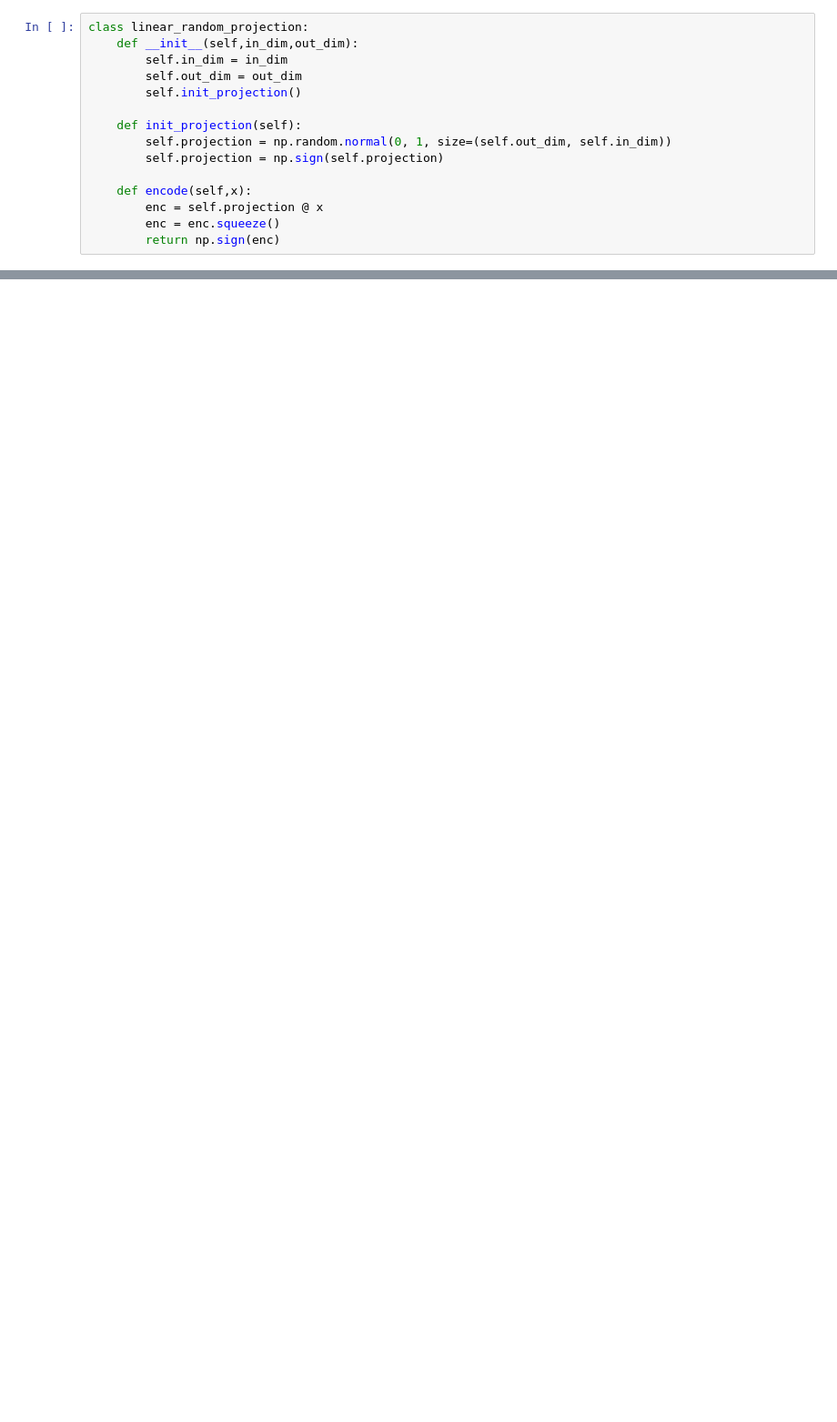
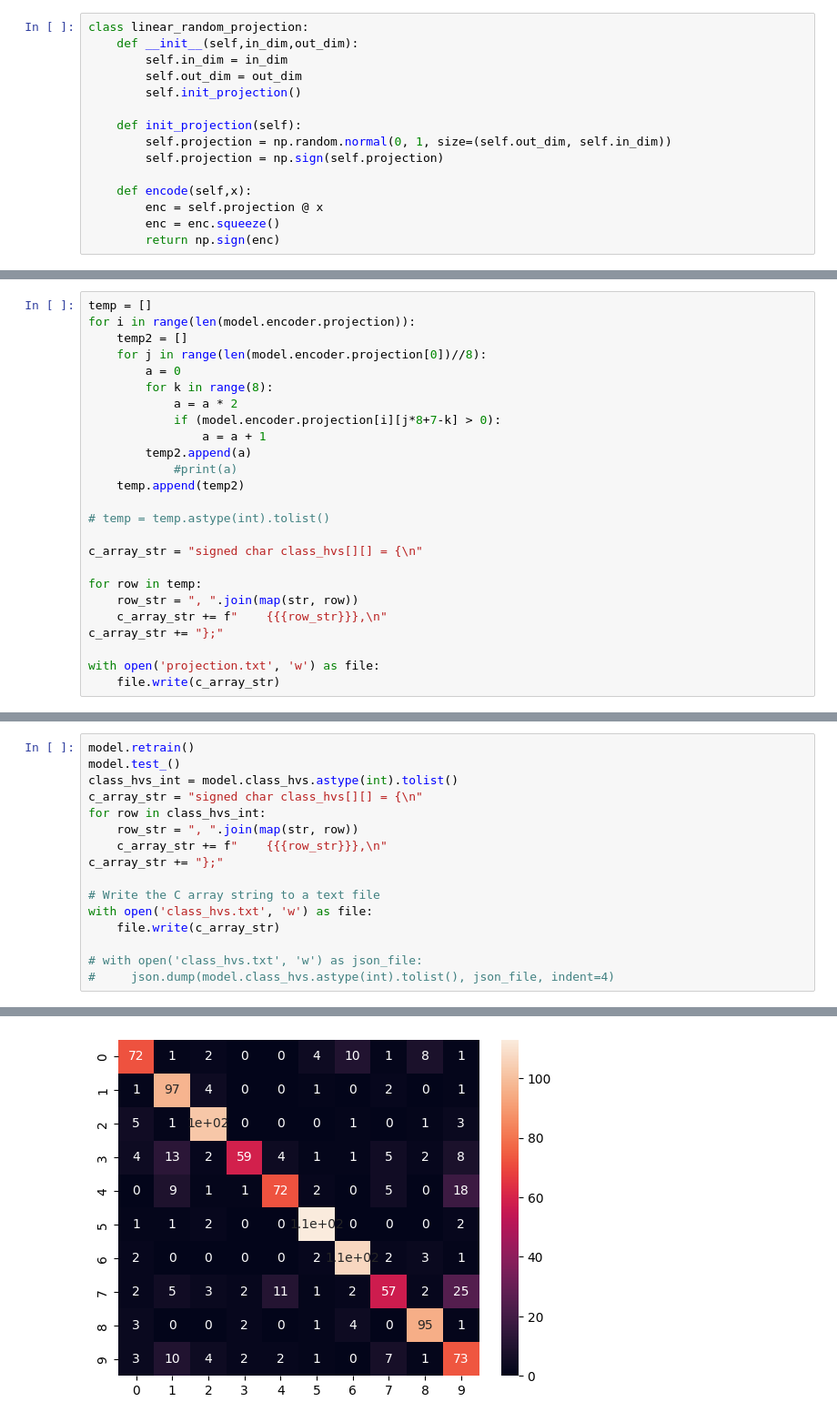
Before and after one commit to RunnnnWang/mbed-HD, a Jupyter notebook: HD_10.ipynb, the cells around one changed output, grey strips where cells are left out. Shown at 91% size. Saved outputs shown, nothing was run; the diff lists cells and outputs as text; blank space fills up the shorter version.

```diff
--- a/HD_10.ipynb
+++ b/HD_10.ipynb
@@ -261 +305,26 @@ model.test_()
+# %%
+temp = []
+for i in range(len(model.encoder.projection)):
+    temp2 = []
+    for j in range(len(model.encoder.projection[0])//8):
+        a = 0
+        for k in range(8):
+            a = a * 2
+            if (model.encoder.projection[i][j*8+7-k] > 0):
+                a = a + 1
+        temp2.append(a)
+            #print(a)
+    temp.append(temp2)
+
+# temp = temp.astype(int).tolist()
+
+c_array_str = "signed char class_hvs[][] = {\n"
+
+for row in temp:
+    row_str = ", ".join(map(str, row))
+    c_array_str += f"    {{{row_str}}},\n"
+c_array_str += "};"
+
+with open('projection.txt', 'w') as file:
+    file.write(c_array_str)
 # %%
@@ -284,0 +335,17 @@ with open('class_hvs.json', 'w') as json_file:
+# %%
+model.retrain()
+model.test_()
+class_hvs_int = model.class_hvs.astype(int).tolist()
+c_array_str = "signed char class_hvs[][] = {\n"
+for row in class_hvs_int:
+    row_str = ", ".join(map(str, row))
+    c_array_str += f"    {{{row_str}}},\n"
+c_array_str += "};"
+
+# Write the C array string to a text file
+with open('class_hvs.txt', 'w') as file:
+    file.write(c_array_str)
+
+# with open('class_hvs.txt', 'w') as json_file:
+#     json.dump(model.class_hvs.astype(int).tolist(), json_file, indent=4)
+# %% [output]
@@ -284,0 +369 @@ with open('class_hvs.json', 'w') as json_file:
+[figure, added]
```
Also changed, not shown: parts of 10 cells of this notebook.
